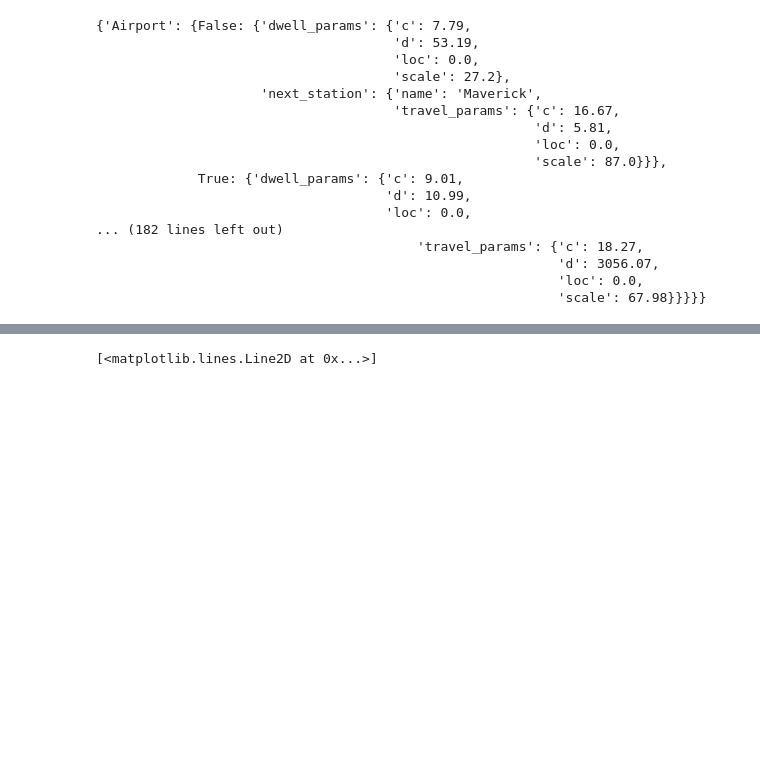
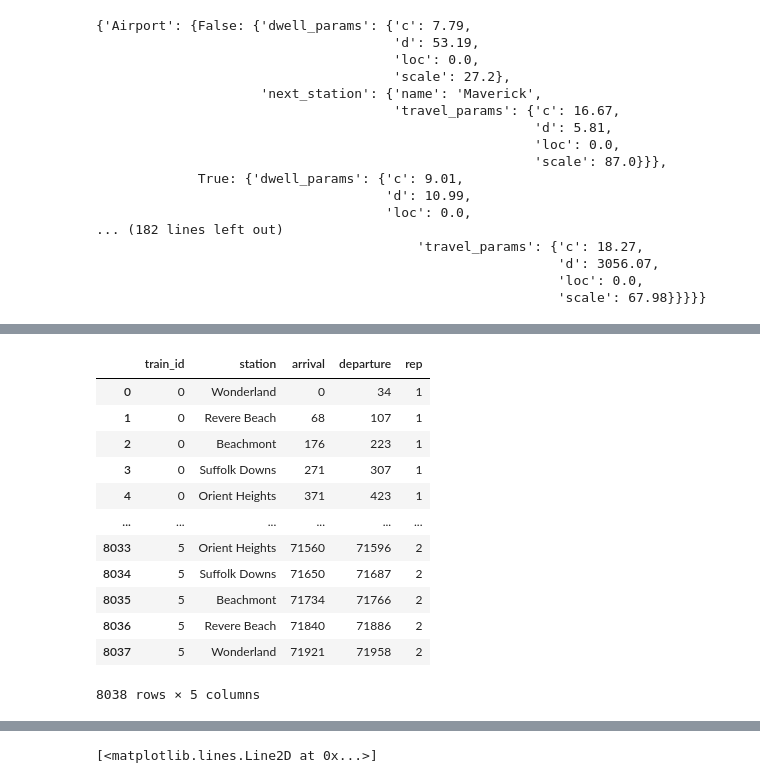
Before and after one commit to peppy-senpai/MBTA, a Jupyter notebook: code/blue_line_sim.ipynb, the cells around one changed output, grey strips where cells are left out. Drawn from its saved outputs; the diff is of its cells as text; code cells hidden in the pictures; blank space fills up the shorter version.

```diff
--- a/code/blue_line_sim.ipynb
+++ b/code/blue_line_sim.ipynb
@@ -224,0 +280,18 @@ df
+# %%
+timetable = blue_sim.timetable
+# %%
+timetable
+# %% [output]
+|  | train_id | station | arrival | departure | rep |
+| 0 | 0 | Wonderland | 0 | 34 | 1 |
+| 1 | 0 | Revere Beach | 68 | 107 | 1 |
+| 2 | 0 | Beachmont | 176 | 223 | 1 |
+| 3 | 0 | Suffolk Downs | 271 | 307 | 1 |
+| 4 | 0 | Orient Heights | 371 | 423 | 1 |
+| ... | ... | ... | ... | ... | ... |
+| 8033 | 5 | Orient Heights | 71560 | 71596 | 2 |
+| 8034 | 5 | Suffolk Downs | 71650 | 71687 | 2 |
+| 8035 | 5 | Beachmont | 71734 | 71766 | 2 |
+| 8036 | 5 | Revere Beach | 71840 | 71886 | 2 |
+| 8037 | 5 | Wonderland | 71921 | 71958 | 2 |
+8038 rows × 5 columns
```
Also changed, not shown: parts of 10 cells of this notebook, 1 other file.
